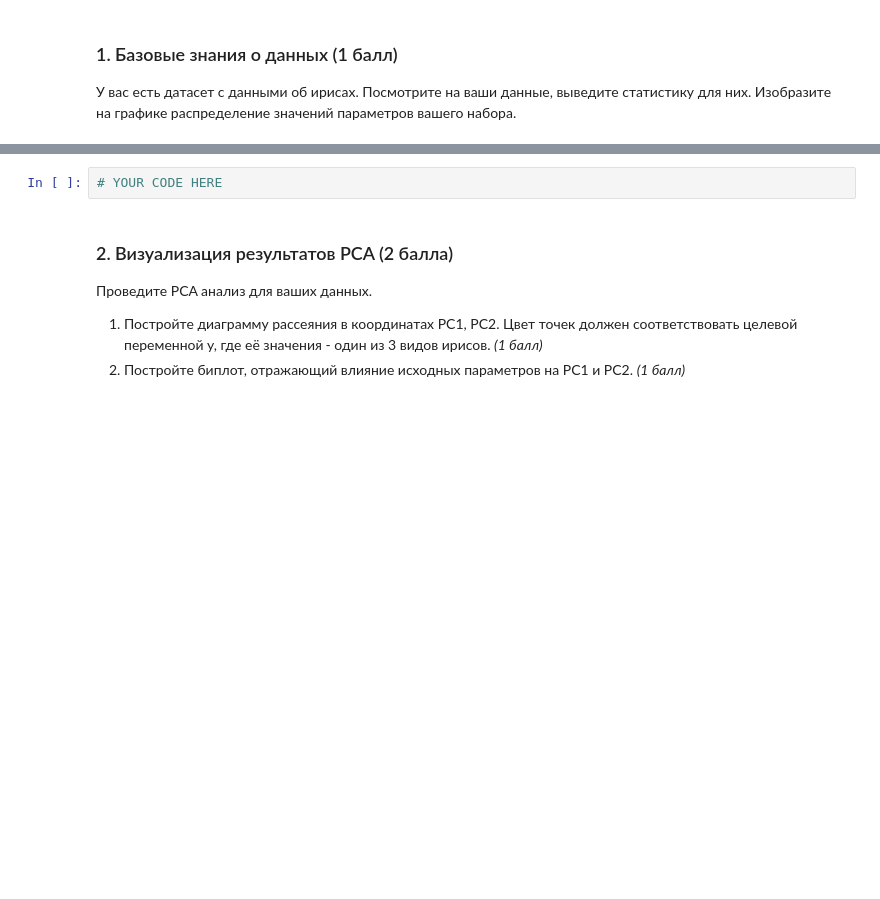
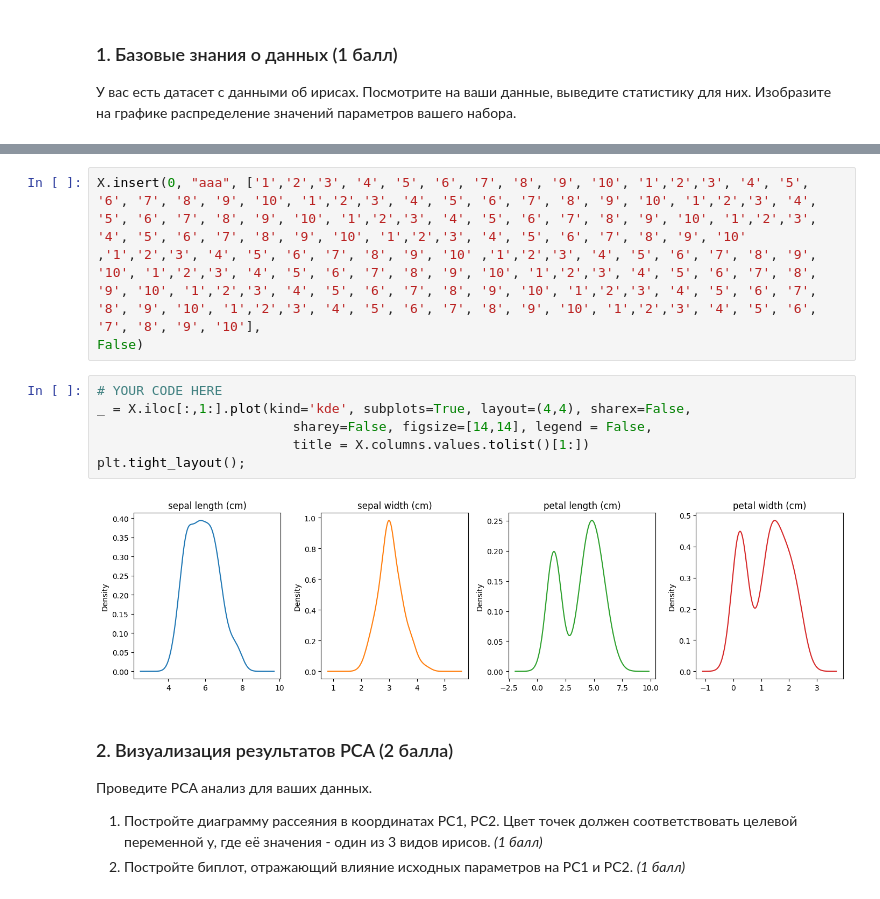
Before and after one commit to vovademar/MML, a Jupyter notebook: HW2/Вальдемар Сергеевич Медведев - ДЗ_2_Графики.ipynb, the cells around one changed output, grey strips where cells are left out. Saved outputs shown, nothing was run; the diff lists cells and outputs as text; blank space fills up the shorter version.

```diff
--- a/HW2/Вальдемар Сергеевич Медведев - ДЗ_2_Графики.ipynb
+++ b/HW2/Вальдемар Сергеевич Медведев - ДЗ_2_Графики.ipynb
@@ -44,5 +52,14 @@ X = pd.DataFrame(iris.data.T, index = iris.feature_names).T
-# %%
-# YOUR CODE HERE
+# %%
+X.insert(0, "aaa", ['1','2','3', '4', '5', '6', '7', '8', '9', '10', '1','2','3', '4', '5', '6', '7', '8', '9', '10', '1','2','3', '4', '5', '6', '7', '8', '9', '10', '1','2','3', '4', '5', '6', '7', '8', '9', '10', '1','2','3', '4', '5', '6', '7', '8', '9', '10', '1','2','3', '4', '5', '6', '7', '8', '9', '10', '1','2','3', '4', '5', '6', '7', '8', '9', '10' ,'1','2','3', '4', '5', '6', '7', '8', '9', '10' ,'1','2','3', '4', '5', '6', '7', '8', '9', '10', '1','2','3', '4', '5', '6', '7', '8', '9', '10', '1','2','3', '4', '5', '6', '7', '8', '9', '10', '1','2','3', '4', '5', '6', '7', '8', '9', '10', '1','2','3', '4', '5', '6', '7', '8', '9', '10', '1','2','3', '4', '5', '6', '7', '8', '9', '10', '1','2','3', '4', '5', '6', '7', '8', '9', '10'],
+False)
+# %%
+# YOUR CODE HERE
+_ = X.iloc[:,1:].plot(kind='kde', subplots=True, layout=(4,4), sharex=False,
+                         sharey=False, figsize=[14,14], legend = False,
+                         title = X.columns.values.tolist()[1:])
+plt.tight_layout();
+# %% [output]
+[figure, added]
 # %% [markdown]
 ### 2. Визуализация результатов PCA (2 балла)
 
```
Also changed, not shown: parts of 5 cells of this notebook.
